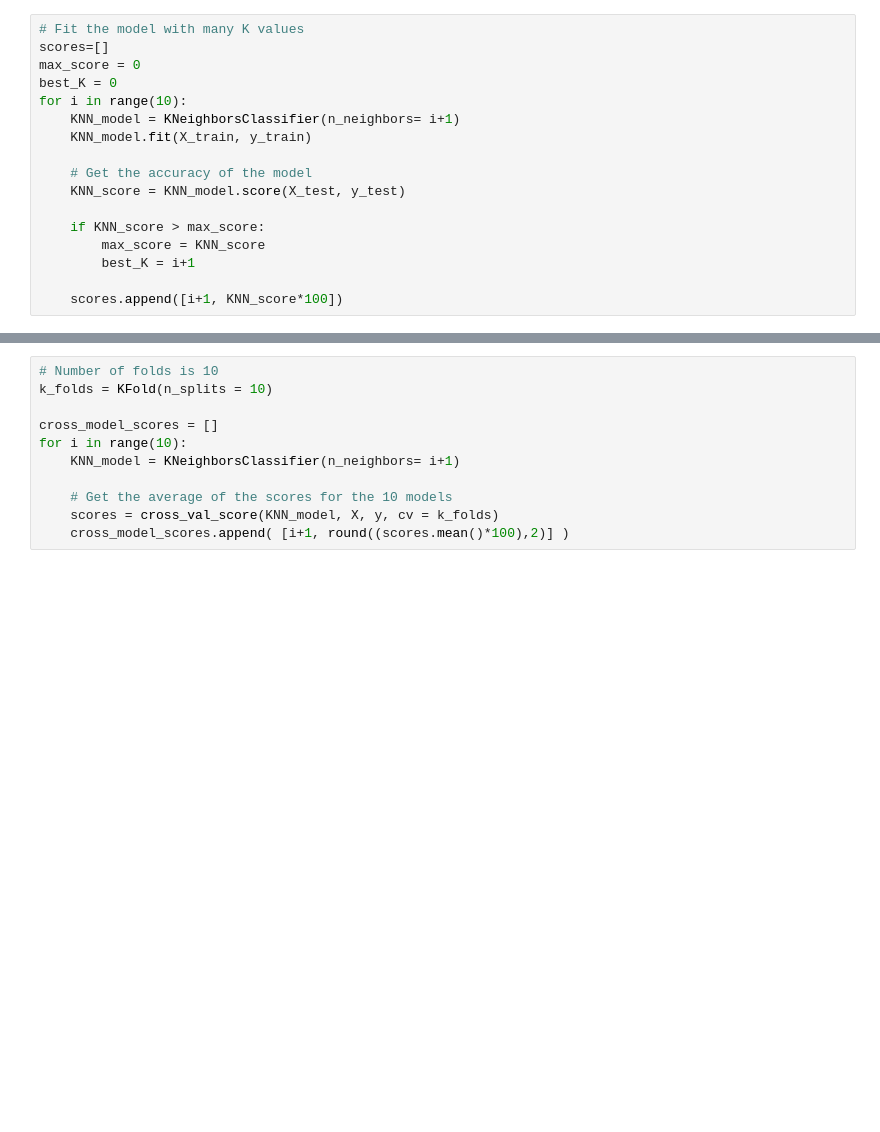
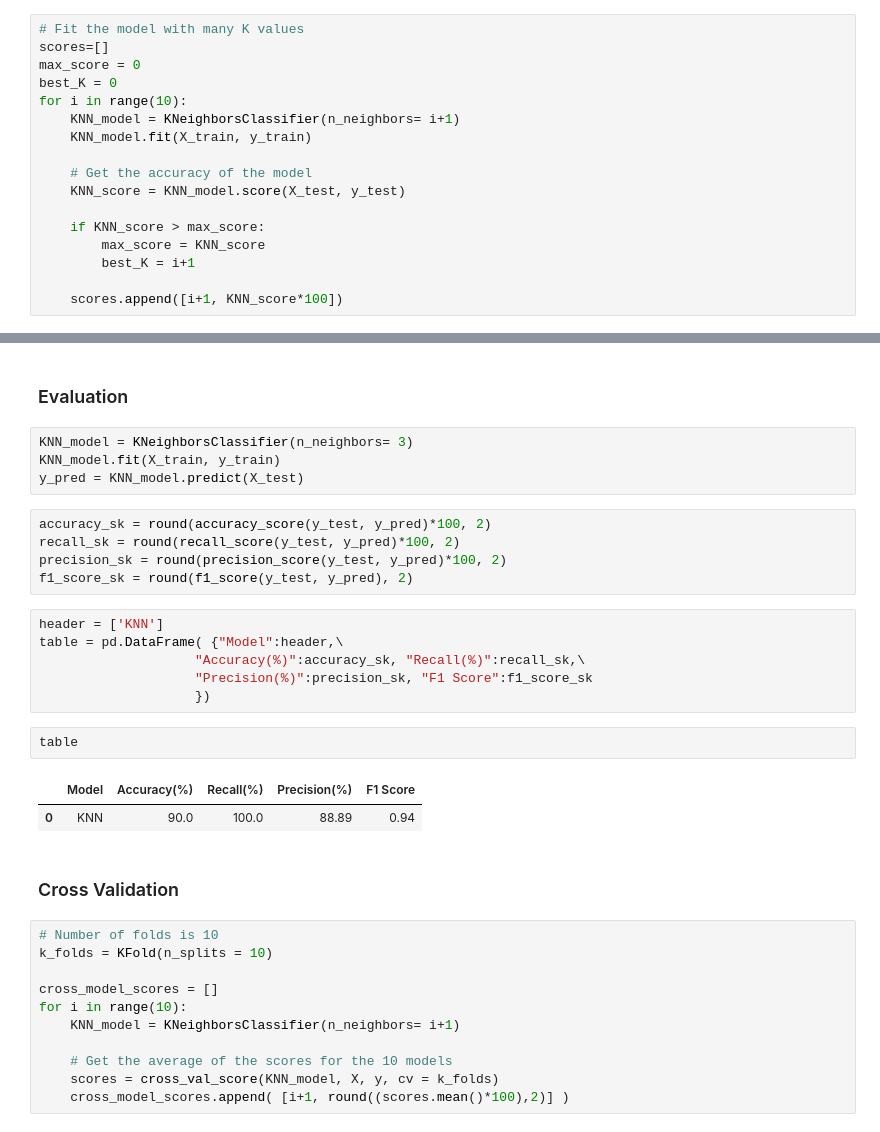
Before and after one commit to Abdelrhman012/Ai-for-Robotics, a Jupyter notebook: Task 2/KNN.ipynb, the cells around one changed output, grey strips where cells are left out. Saved outputs shown, nothing was run; the diff lists cells and outputs as text; blank space fills up the shorter version.

```diff
--- a/Task2/KNN.ipynb
+++ b/Task 2/KNN.ipynb
@@ -184,4 +259,28 @@ Best K:  7
 Best Accuracy:  90.0
+# %% [markdown]
+### Evaluation
+# %%
+KNN_model = KNeighborsClassifier(n_neighbors= 3)
+KNN_model.fit(X_train, y_train)
+y_pred = KNN_model.predict(X_test)
+# %%
+accuracy_sk = round(accuracy_score(y_test, y_pred)*100, 2)
+recall_sk = round(recall_score(y_test, y_pred)*100, 2)
+precision_sk = round(precision_score(y_test, y_pred)*100, 2)
+f1_score_sk = round(f1_score(y_test, y_pred), 2)
+# %%
+header = ['KNN']
+table = pd.DataFrame( {"Model":header,\
+                    "Accuracy(%)":accuracy_sk, "Recall(%)":recall_sk,\
+                    "Precision(%)":precision_sk, "F1 Score":f1_score_sk
+                    })
+# %%
+table
+# %% [output]
+|  | Model | Accuracy(%) | Recall(%) | Precision(%) | F1 Score |
+| 0 | KNN | 90.0 | 100.0 | 88.89 | 0.94 |
+# %% [markdown]
+### Cross Validation
 # %%
 # Number of folds is 10
 k_folds = KFold(n_splits = 10)
```
Also changed, not shown: parts of 32 cells of this notebook, 4 other files.
